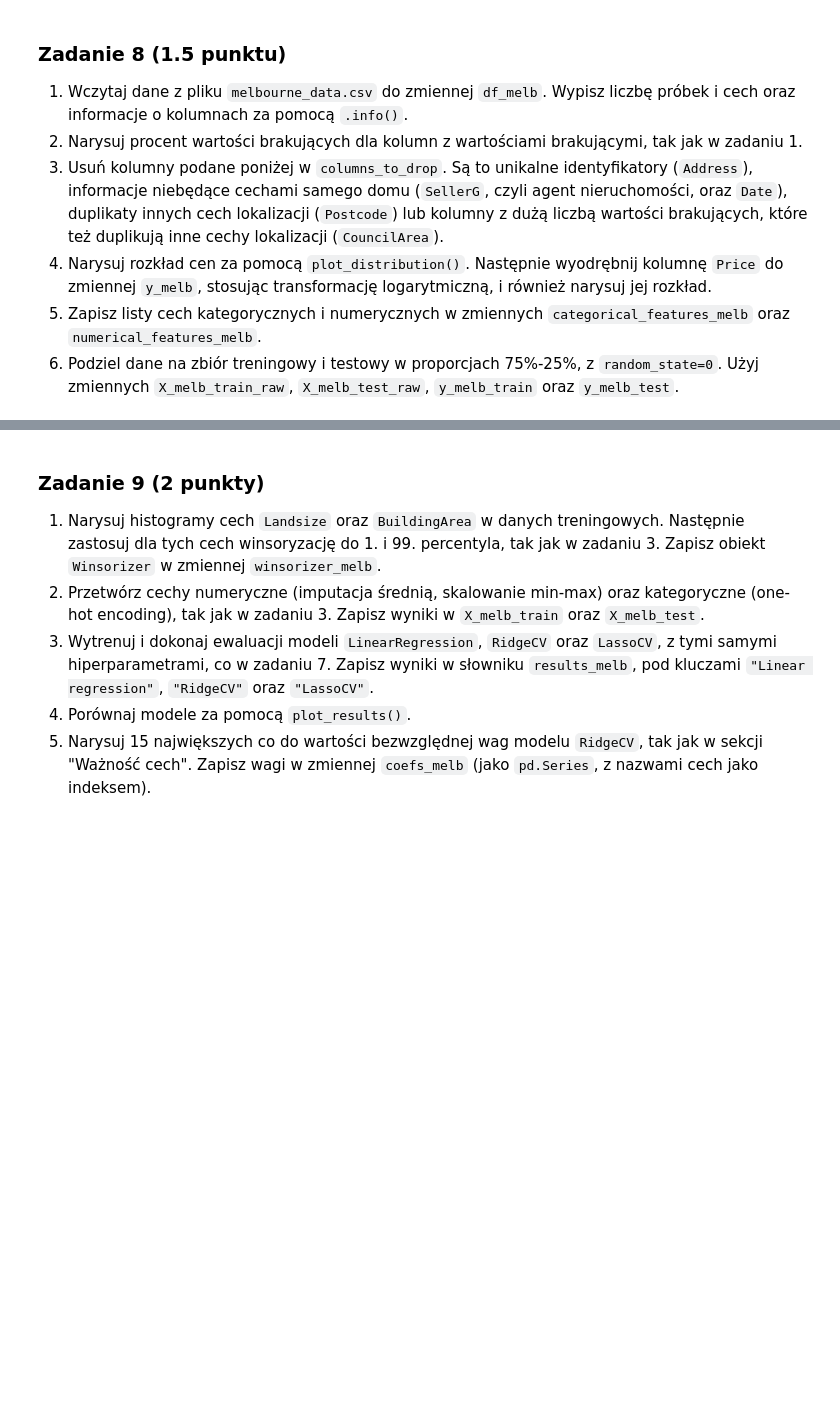
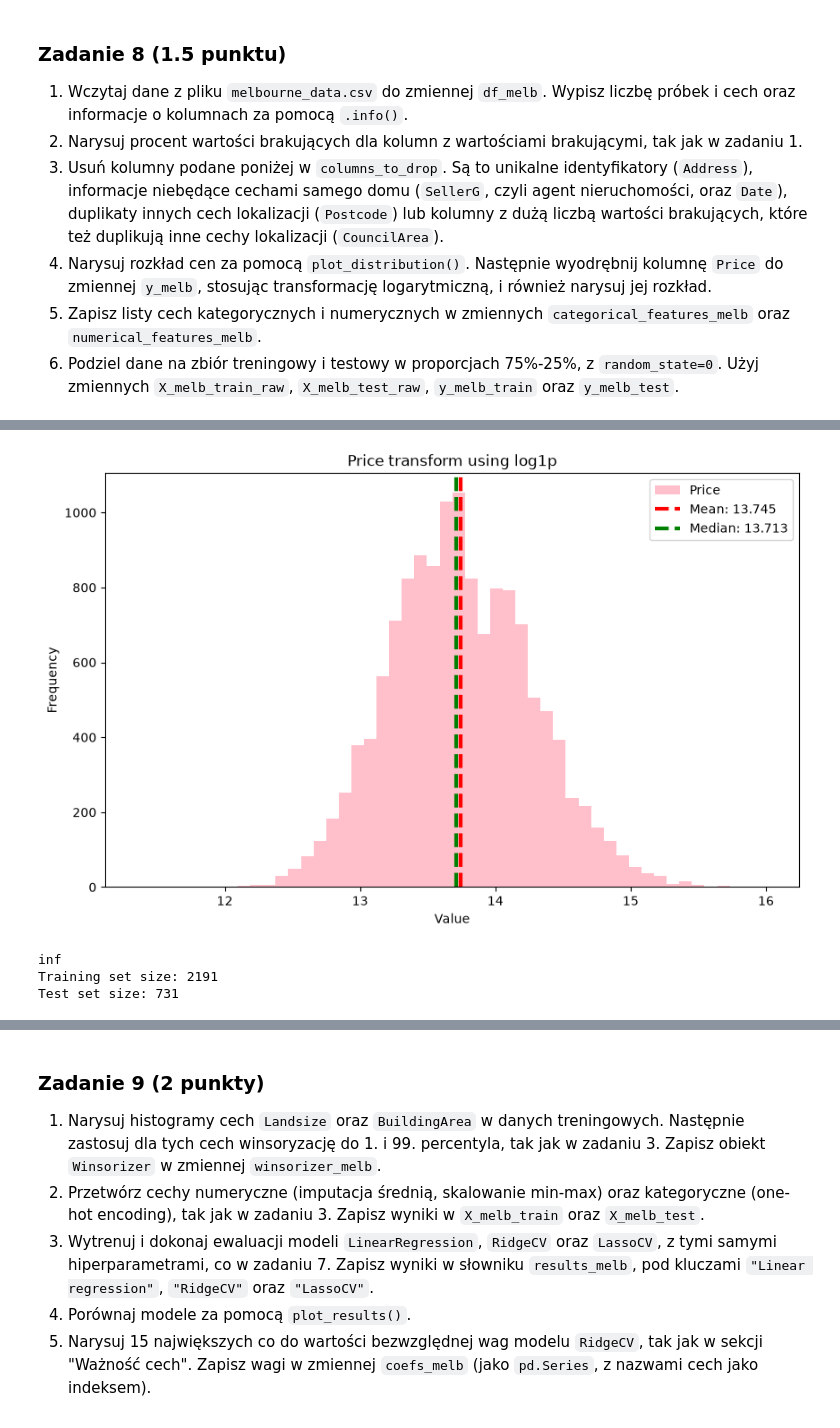
Before and after one commit to xxdagi/Podstawy-Sztucznej-Inteligencji, a Jupyter notebook: lab1/lab_1.ipynb, the cells around one changed output, grey strips where cells are left out. Saved outputs shown, nothing was run; the diff lists cells and outputs as text; code cells hidden in the pictures; blank space fills up the shorter version.

```diff
--- a/lab1/lab_1.ipynb
+++ b/lab1/lab_1.ipynb
@@ -1416,0 +1457,7 @@ columns_to_drop = ["Address", "SellerG", "Date", "Postcode", "CouncilArea"]
+# %%
+y_melb = df_melb.pop('Price')
+y_melb = np.log1p(y_melb)
+
+plot_distribution(y_melb, title='Price transform using log1p')
+# %% [output]
+[figure, added]
@@ -1417,3 +1467,16 @@ columns_to_drop = ["Address", "SellerG", "Date", "Postcode", "CouncilArea"]
+# %%
+X_melb_train_raw, X_melb_test_raw, y_melb_train, y_melb_test = train_test_split(
+    df_melb, y, test_size=0.25, random_state=0
+)
+
+y_melb_train = np.expm1(y_melb_train)
+
+print(f"Training set size: {len(X_train_raw)}")
+print(f"Test set size: {len(X_test_raw)}")
+# %% [output]
+inf
+Training set size: 2191
+Test set size: 731
 # %%
 assert df_melb.shape == (13580, 15)
 assert "Price" not in df_melb.columns
```
Also changed, not shown: parts of 8 cells of this notebook.
